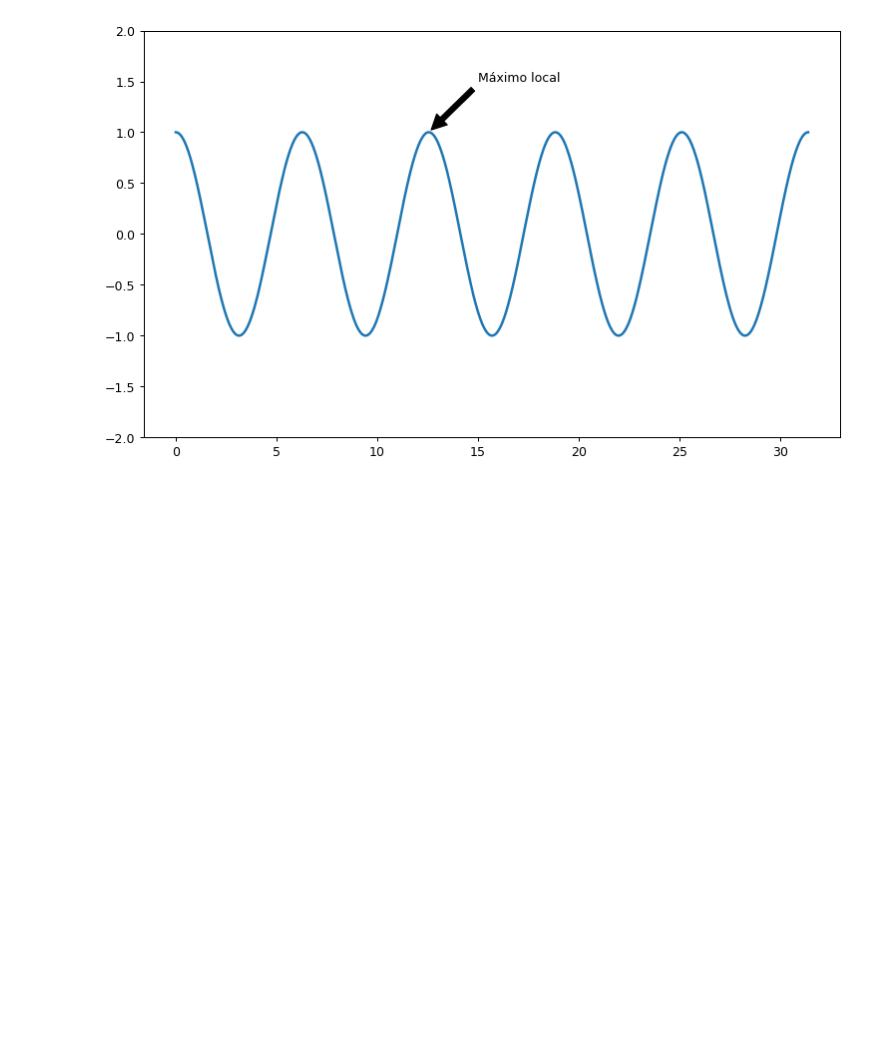
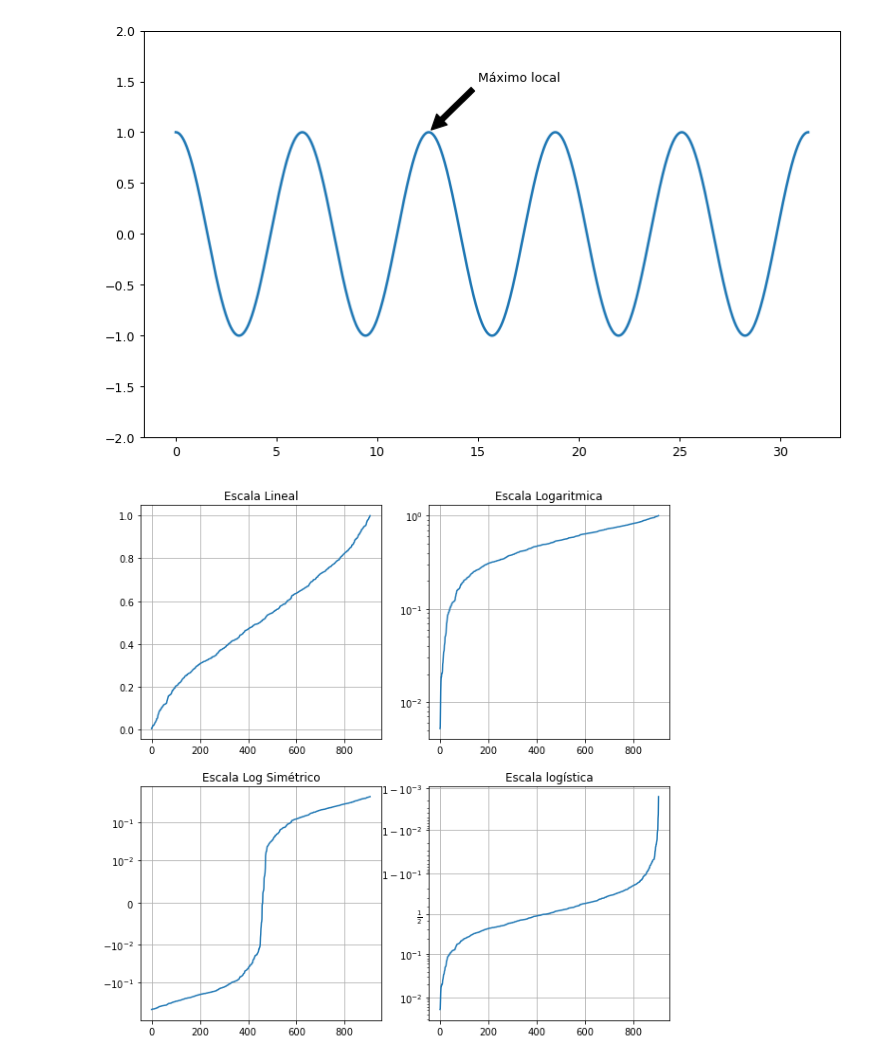
Before and after one commit to francofallatti/DataScience-MachineLearning, a Jupyter notebook: BasesML-DS/Matplotlib-Numpy/Texto en graficos e Histograma de Frecuencias.ipynb, the cells around one changed output. Cells and saved outputs as stored; diff of their text form; code cells hidden in the pictures; blank space fills up the shorter version.

```diff
--- a/BasesML-DS/Matplotlib-Numpy/Texto en graficos e Histograma de Frecuencias.ipynb
+++ b/BasesML-DS/Matplotlib-Numpy/Texto en graficos e Histograma de Frecuencias.ipynb
@@ -36,3 +36,41 @@ plt.ylim(-2,2)
 plt.show()
 # %% [output]
 [figure]
+# %%
+mu = 0.5
+sd = 0.3
+y = mu + sd*np.random.randn(1000)
+y = y[(y>0) & (y<1)]
+y.sort()
+x = np.arange(len(y))
+# %%
+plt.figure(figsize= (10,10))
+
+plt.subplot(2,2,1)
+plt.plot(x,y)
+plt.xscale("linear")
+plt.yscale("linear")
+plt.title("Escala Lineal")
+plt.grid(True)
+
+plt.subplot(2,2,2)
+plt.plot(x,y)
+plt.yscale("log")
+plt.title("Escala Logaritmica")
+plt.grid(True)
+
+plt.subplot(2,2,3)
+plt.plot(x,y - y.mean())
+plt.yscale("symlog", linthreshy= 0.01)
+plt.title("Escala Log Simétrico")
+plt.grid(True)
+
+plt.subplot(2,2,4)
+plt.plot(x,y)
+plt.yscale("logit")
+plt.title("Escala logística")
+plt.grid(True)
+
+plt.show()
+# %% [output]
+[figure, added]
```
Also changed, not shown: parts of 1 cell of this notebook, 4 other files.
